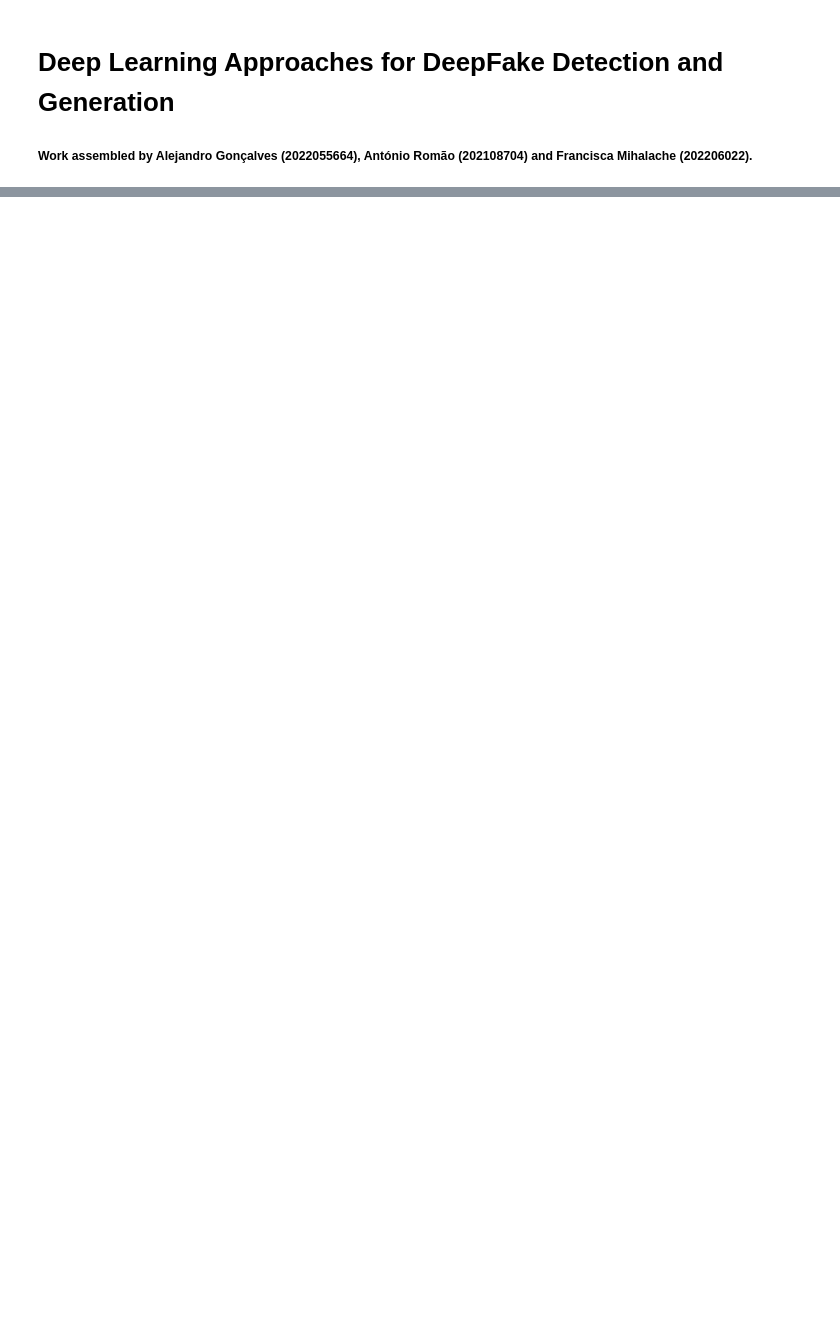
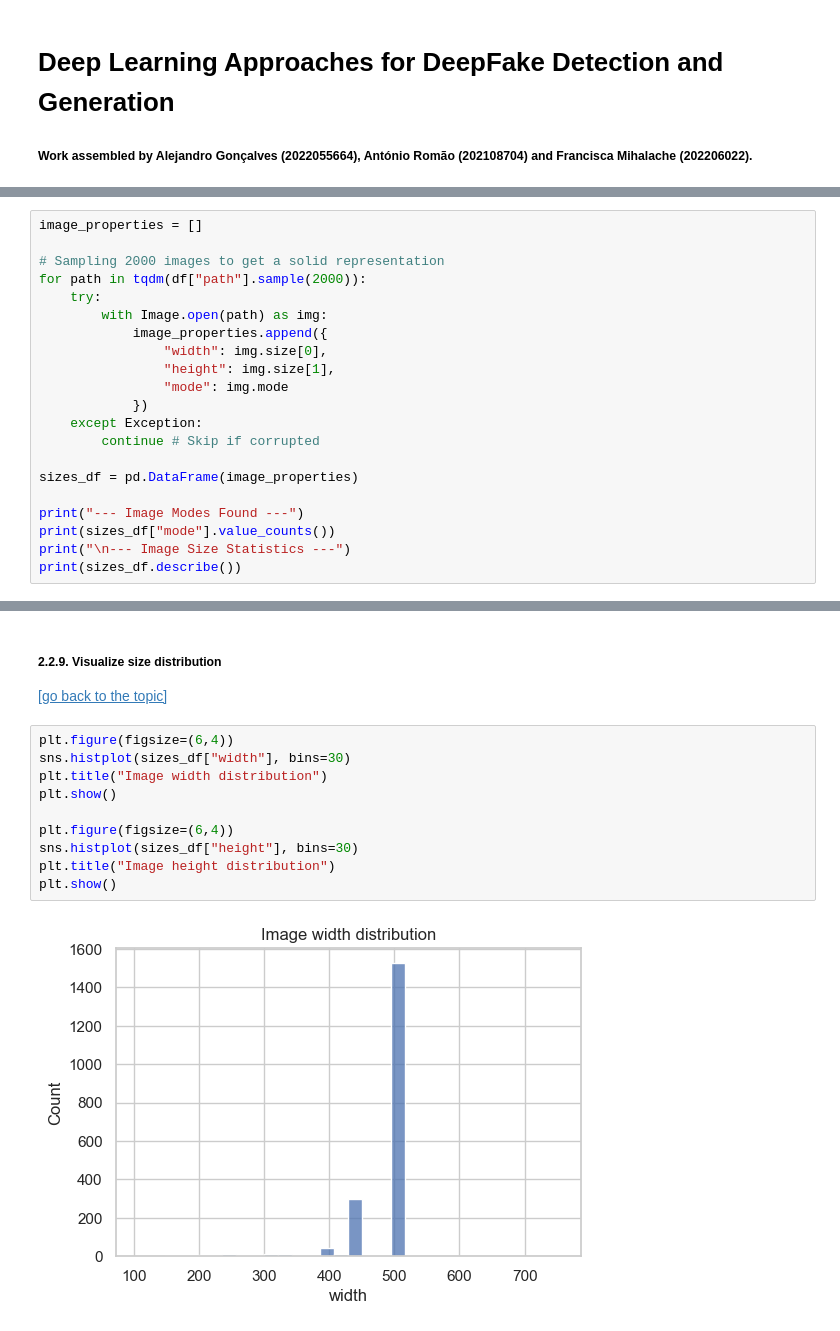
Before and after one commit to Alejandro-131004/Deep-Learning-for-fake-detection-and-generation, a Jupyter notebook: Project.ipynb, the cells around one changed output, grey strips where cells are left out. Saved outputs shown, nothing was run; the diff lists cells and outputs as text; blank space fills up the shorter version.

```diff
--- a/Project.ipynb
+++ b/Project.ipynb
@@ -76,0 +360,21 @@ Começar EDA. Os nomes da table of contents podem mudar!!
+# %%
+image_properties = []
+
+# Sampling 2000 images to get a solid representation
+for path in tqdm(df["path"].sample(2000)):
+    try:
+        with Image.open(path) as img:
+            image_properties.append({
+                "width": img.size[0],
+                "height": img.size[1],
+                "mode": img.mode
+            })
+    except Exception:
+        continue # Skip if corrupted
+
+sizes_df = pd.DataFrame(image_properties)
+
+print("--- Image Modes Found ---")
+print(sizes_df["mode"].value_counts())
+print("\n--- Image Size Statistics ---")
+print(sizes_df.describe())
@@ -76,0 +414,15 @@ Começar EDA. Os nomes da table of contents podem mudar!!
+# %% [markdown]
+##### 2.2.9. Visualize size distribution
+[[go back to the topic]](#22-exploratory-data-analysis)
+# %%
+plt.figure(figsize=(6,4))
+sns.histplot(sizes_df["width"], bins=30)
+plt.title("Image width distribution")
+plt.show()
+
+plt.figure(figsize=(6,4))
+sns.histplot(sizes_df["height"], bins=30)
+plt.title("Image height distribution")
+plt.show()
+# %% [output]
+[figure, added]
```
Also changed, not shown: parts of 28 cells of this notebook, 1 other file.
